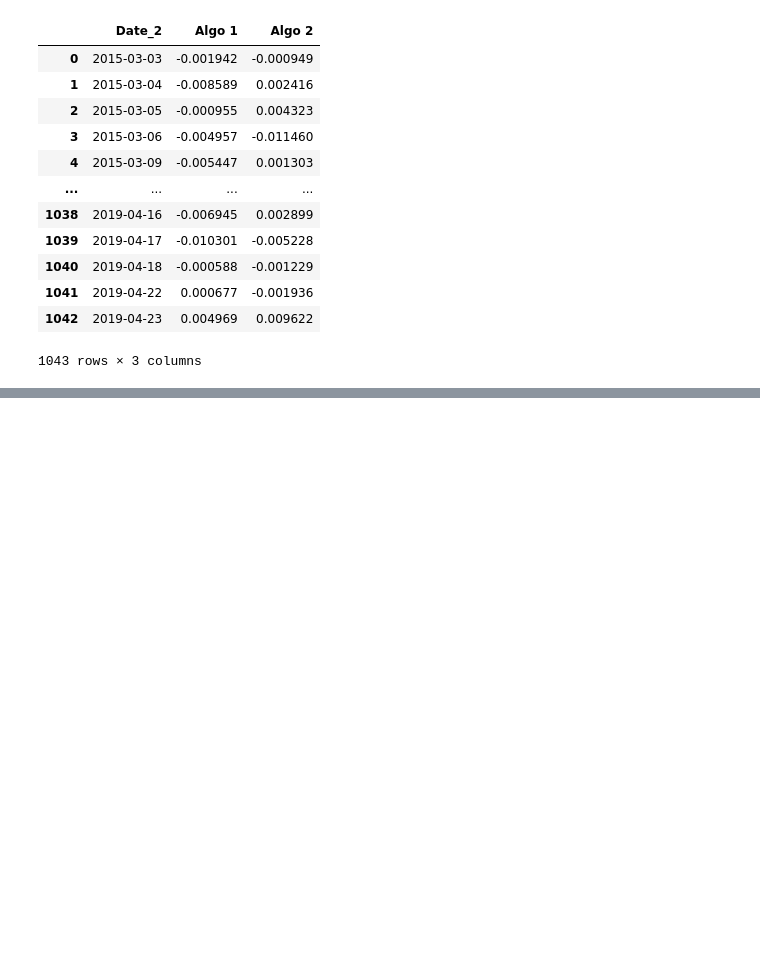
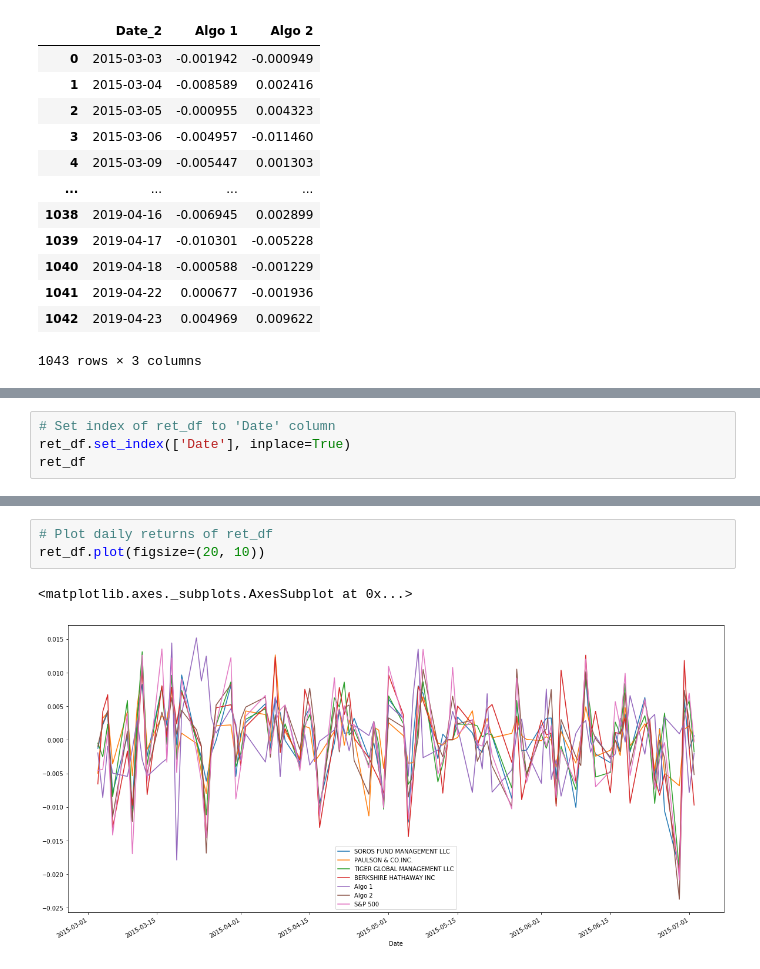
Before and after one commit to Corey-Recai/pandas-homework, a Jupyter notebook: whale_analys.ipynb, the cells around one changed output, grey strips where cells are left out. Drawn from its saved outputs; the diff is of its cells as text; blank space fills up the shorter version.

```diff
--- a/whale_analys.ipynb
+++ b/whale_analys.ipynb
@@ -374 +374,5 @@ ret_df
 86 rows × 8 columns
+# %%
+# Set index of ret_df to 'Date' column
+ret_df.set_index(['Date'], inplace=True)
+ret_df
@@ -374,0 +394,6 @@ ret_df
+# %%
+# Plot daily returns of ret_df
+ret_df.plot(figsize=(20, 10))
+# %% [output]
+<matplotlib.axes._subplots.AxesSubplot at 0x...>
+[figure, added]
```
Also changed, not shown: parts of 6 cells of this notebook.
